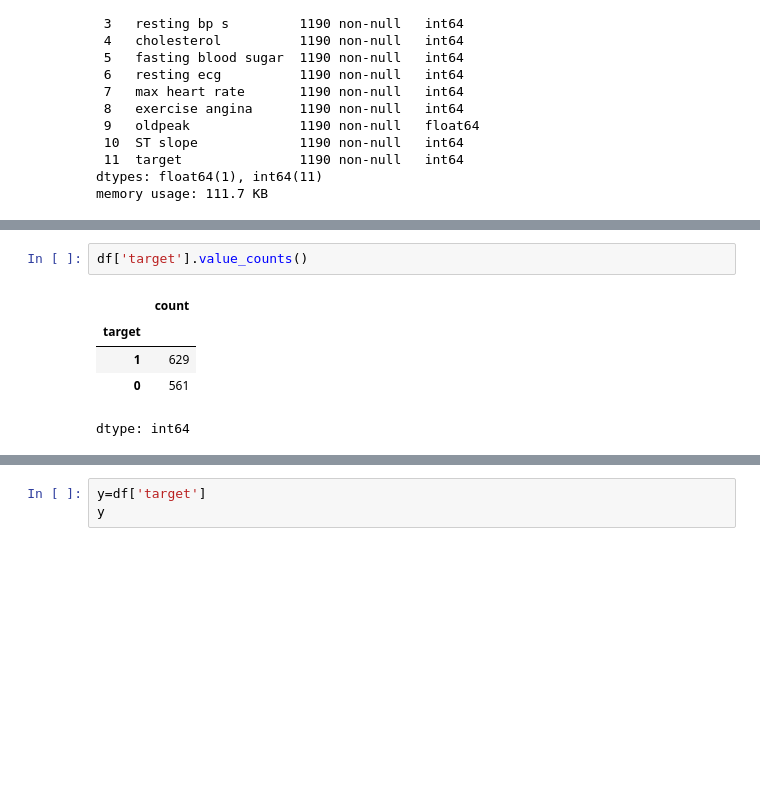
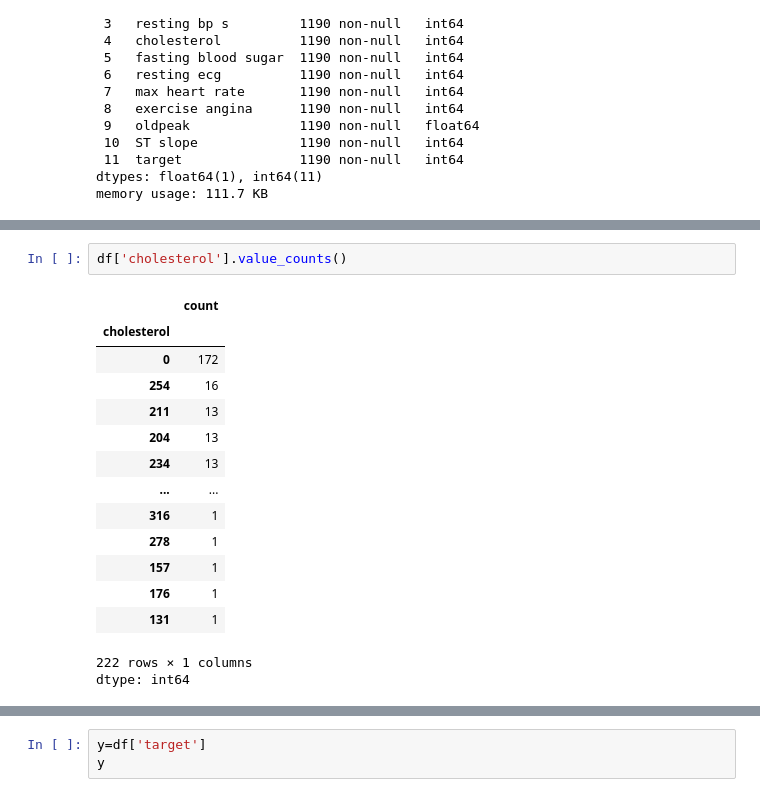
Before and after one commit to SanjayBista1010/Classification, a Jupyter notebook: HeartDiseaseRandomForest.ipynb, the cells around one changed output, grey strips where cells are left out. Drawn from its saved outputs; the diff is of its cells as text; blank space fills up the shorter version.

```diff
--- a/HeartDiseaseRandomForest.ipynb
+++ b/HeartDiseaseRandomForest.ipynb
@@ -57,10 +57,20 @@ df.describe()
 | 75% | 60.000000 | 1.000000 | 4.000000 | 140.000000 | 269.750000 | 0.000000 | 2.000000 | ... |
 | max | 77.000000 | 1.000000 | 4.000000 | 200.000000 | 603.000000 | 1.000000 | 2.000000 | ... |
 # %%
-df['target'].value_counts()
+df['cholesterol'].value_counts()
 # %% [output]
 |  | count |
-| target |  |
-| 1 | 629 |
-| 0 | 561 |
+| cholesterol |  |
+| 0 | 172 |
+| 254 | 16 |
+| 211 | 13 |
+| 204 | 13 |
+| 234 | 13 |
+| ... | ... |
+| 316 | 1 |
+| 278 | 1 |
+| 157 | 1 |
+| 176 | 1 |
+| 131 | 1 |
+222 rows × 1 columns
 dtype: int64
```
Also changed, not shown: parts of 12 cells of this notebook.
